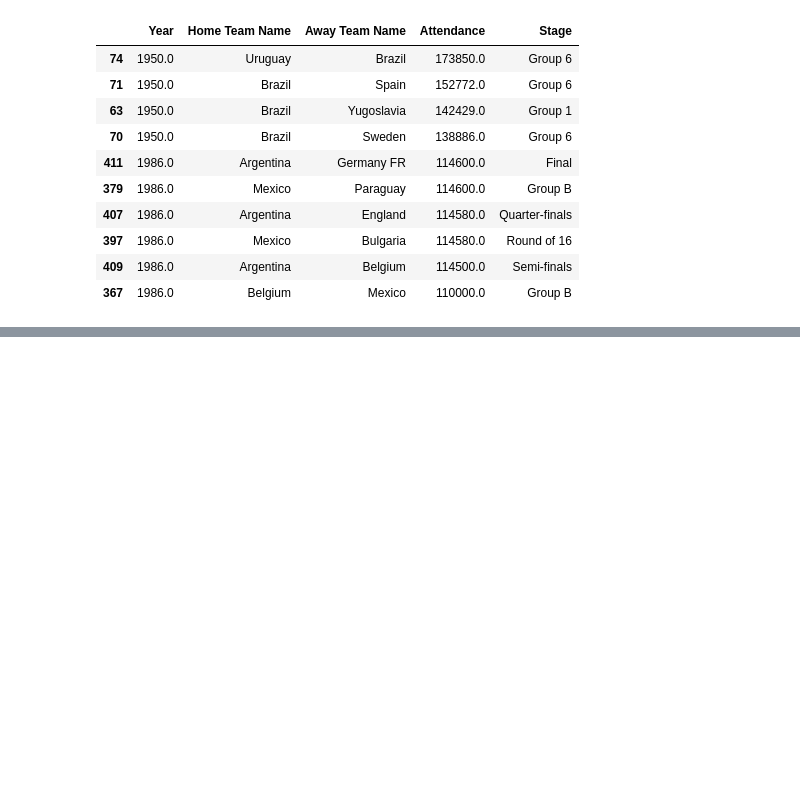
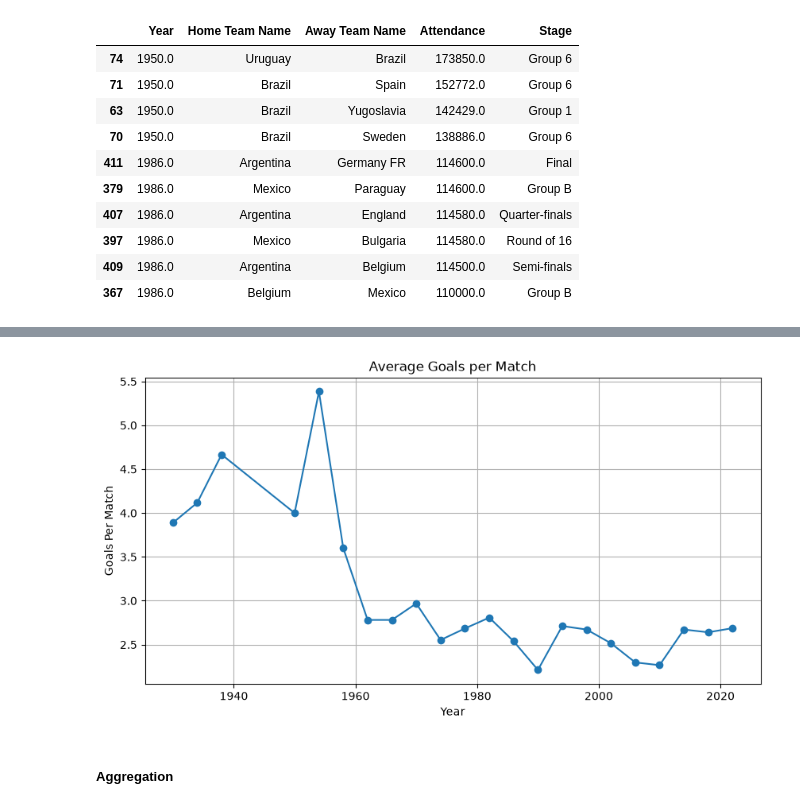
Before and after one commit to dvsdevious/fifa-world-cup-eda, a Jupyter notebook: notebooks/FIFA_EDA.ipynb, the cells around one changed output, grey strips where cells are left out. Saved outputs shown, nothing was run; the diff lists cells and outputs as text; code cells hidden in the pictures; blank space fills up the shorter version.

```diff
--- a/notebooks/FIFA_EDA.ipynb
+++ b/notebooks/FIFA_EDA.ipynb
@@ -321,0 +650,2 @@ matches.sort_values("Attendance", ascending=False)[
+# %%
+worldcups_transformed = worldcups_clean.copy()
@@ -321,0 +656,21 @@ matches.sort_values("Attendance", ascending=False)[
+# %%
+worldcups_transformed["GoalsPerMatch"] = (
+    worldcups_transformed["GoalsScored"] / worldcups_transformed["MatchesPlayed"]
+)
+# %%
+plt.figure(figsize=(10, 5))
+plt.plot(
+    worldcups_transformed["Year"],
+    worldcups_transformed["GoalsPerMatch"],
+    marker="o"
+)
+
+plt.title("Average Goals per Match")
+plt.xlabel('Year')
+plt.ylabel("Goals Per Match")
+plt.grid(True)
+plt.show()
+# %% [output]
+[figure, added]
+# %% [markdown]
+##### Aggregation
```
Also changed, not shown: parts of 58 cells of this notebook.
